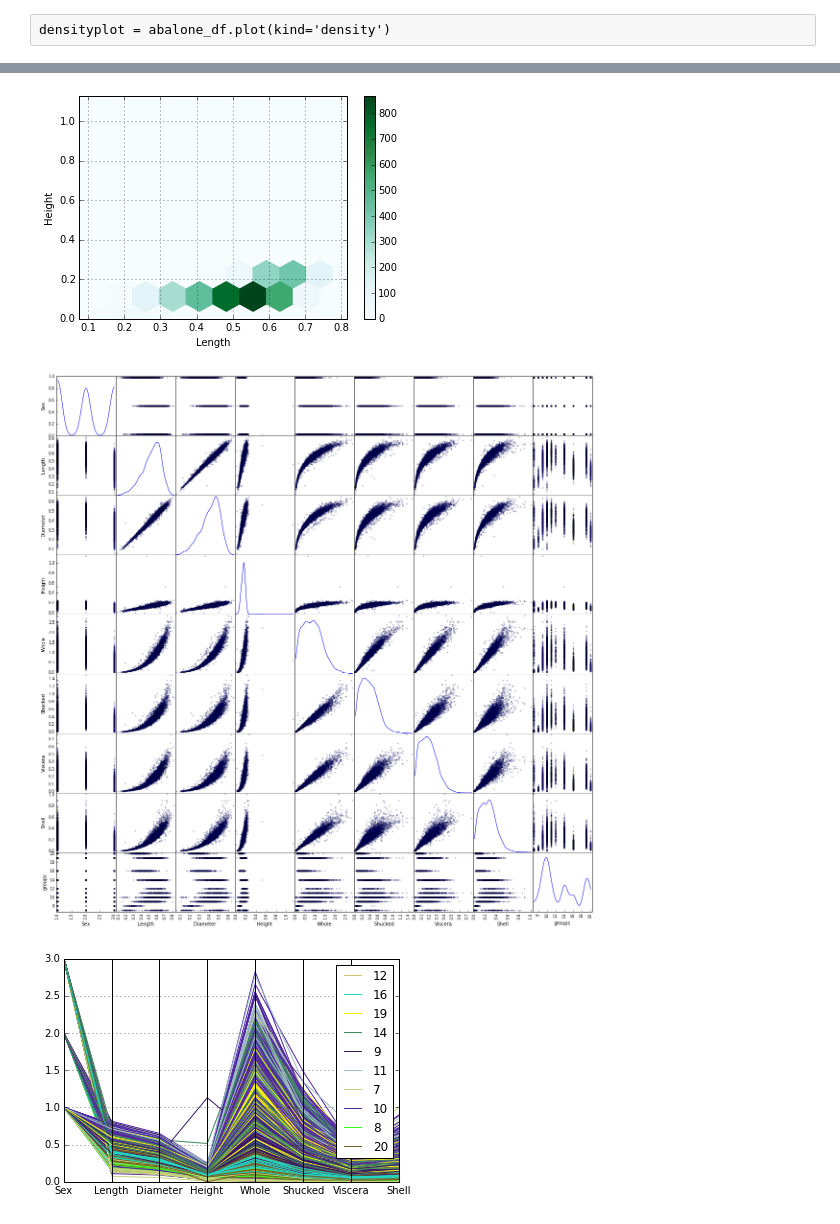
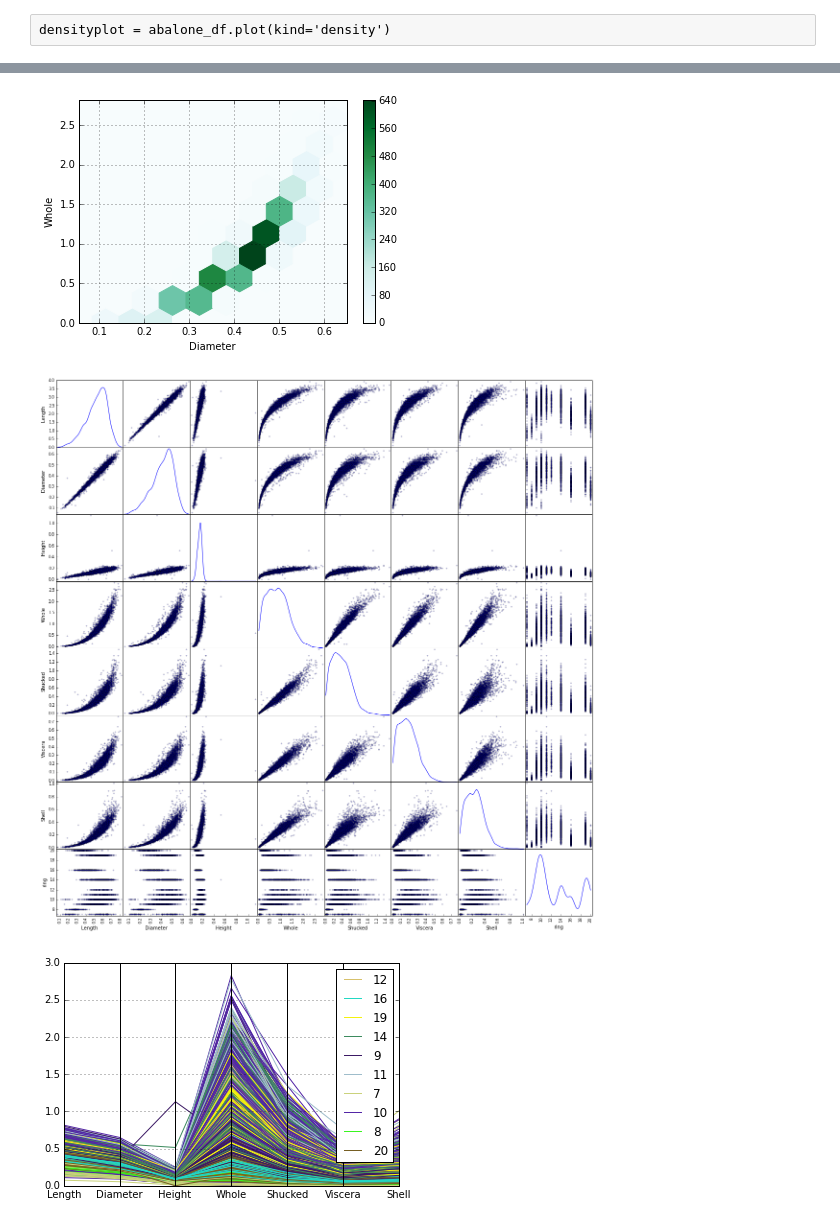
Before and after one commit to moonbury/ipython-notebook, a Jupyter notebook: study_abalone_dataset.ipynb, the cells around one changed output, grey strips where cells are left out. Cells and saved outputs as stored; diff of their text form; code cells hidden in the pictures.

```diff
--- a/study_abalone_dataset.ipynb
+++ b/study_abalone_dataset.ipynb
@@ -12,16 +12,19 @@ import scipy
 import pandas as pd
 from sklearn import linear_model
 
+pd.set_option('precision',5)
+pd.set_option('display.width',120)
+
 abalone = fetch_mldata('abalone')
 
 abalone_df = pd.DataFrame(abalone.data, columns=['Sex','Length','Diameter','Height','Whole','Shucked','Viscera','Shell'])
+del abalone_df['Sex']
+
 groups = list(abalone.target)
-#abalone_df['ring'] = pd.Series([abalone.target[k] for k in groups])
-#    df_y = pd.DataFrame(d.target, columns=['Ring'])
+abalone_df['ring'] = pd.Series([abalone.target[k] for k in groups])
+df_y = pd.DataFrame(abalone.target, columns=['Ring'])
 print (max(abalone.target), min(abalone.target))
-print("Describe the abalone data (X)")
+print("Describe the abalone data")
 print(abalone_df.describe())
-print("Describe the abalone predict data(y)")
-#print(abalone_df['ring'].describe())
 # %% [output]
 (29, 1)
@@ -60,15 +57,15 @@ simple_scatterplot = abalone_df.plot(kind='scatter',x=1,y=3, colormap='terrain')
 # %%
 hexbin = abalone_df.plot(kind='hexbin',x=1,y=3,gridsize=10)
 # %% [output]
-[figure, old version]
+[figure, new version]
 # %%
 from pandas.tools.plotting import scatter_matrix
 matrix_of_scatterplots = scatter_matrix(abalone_df,alpha=0.2, figsize=(20,20),diagonal='kde')
 # %% [output]
-[figure, old version]
+[figure, new version]
 # %%
 from pandas.tools.plotting import parallel_coordinates
-pl1 = parallel_coordinates(abalone_df,'groups')
+pl1 = parallel_coordinates(abalone_df,'ring')
 # %% [output]
-[figure, old version]
+[figure, new version]
 # %%
```
Also changed, not shown: parts of 7 cells of this notebook, 1 other file.
